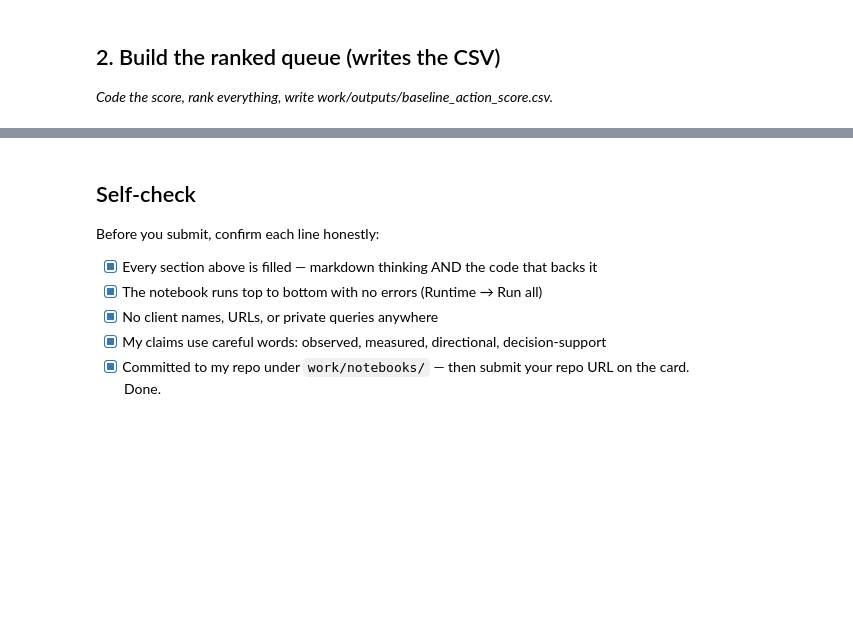
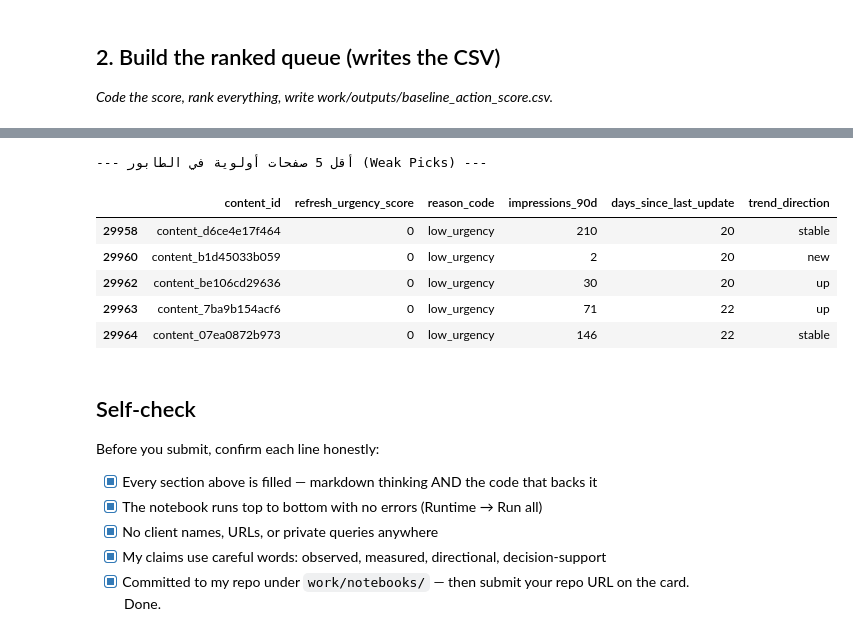
Before and after one commit to engmohammedhisham/machine-learning-intern, a Jupyter notebook: work/notebooks/w04_baseline_score.ipynb, the cells around one changed output, grey strips where cells are left out. Saved outputs shown, nothing was run; the diff lists cells and outputs as text; code cells hidden in the pictures; blank space fills up the shorter version.

```diff
--- a/work/notebooks/w04_baseline_score.ipynb
+++ b/work/notebooks/w04_baseline_score.ipynb
@@ -23,9 +23,0 @@ We calculate a baseline "Refresh Urgency Score" to prioritize which articles nee
-# %%
-import pandas as pd
-import numpy as np
-import os
-
-# 1. Load the actual dataset
-df = pd.read_csv('content_refresh_anonymized.csv')
-
-print(f"Data loaded successfully. Shape: {df.shape}")
@@ -147,3 +161,15 @@ display(weak_picks)
+# %%
+print("--- أقل 5 صفحات أولوية في الطابور (Weak Picks) ---")
+weak_picks = df_ranked.tail(5)
+display(weak_picks[['content_id', 'refresh_urgency_score', 'reason_code', 'impressions_90d', 'days_since_last_update', 'trend_direction']])
+# %% [output]
+--- أقل 5 صفحات أولوية في الطابور (Weak Picks) ---
+|  | content_id | refresh_urgency_score | reason_code | impressions_90d | days_since_last_update | trend_direction |
+| 29958 | content_d6ce4e17f464 | 0 | low_urgency | 210 | 20 | stable |
+| 29960 | content_b1d45033b059 | 0 | low_urgency | 2 | 20 | new |
+| 29962 | content_be106cd29636 | 0 | low_urgency | 30 | 20 | up |
+| 29963 | content_7ba9b154acf6 | 0 | low_urgency | 71 | 22 | up |
+| 29964 | content_07ea0872b973 | 0 | low_urgency | 146 | 22 | stable |
 # %% [markdown]
 ## Self-check
 
```
Also changed, not shown: parts of 12 cells of this notebook.
